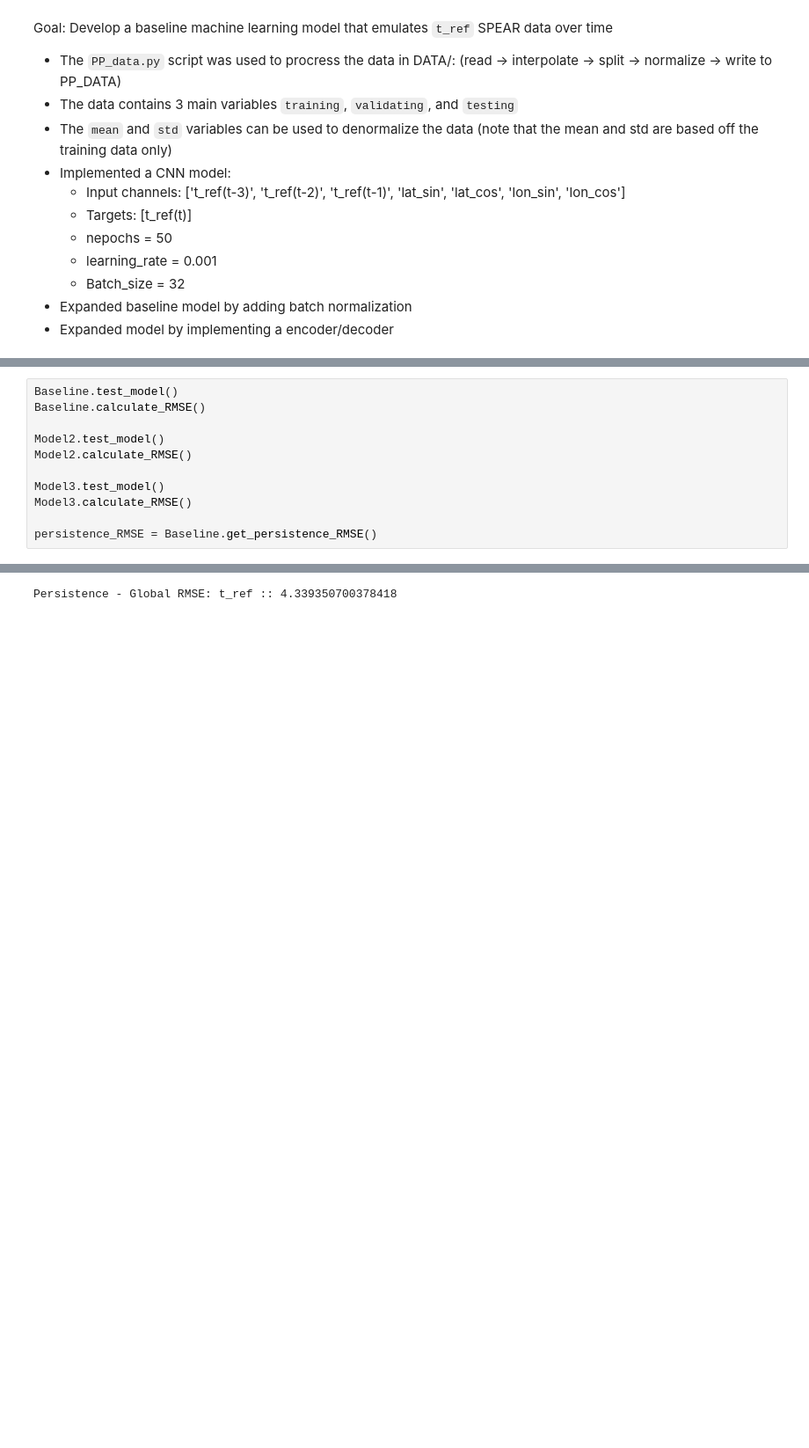
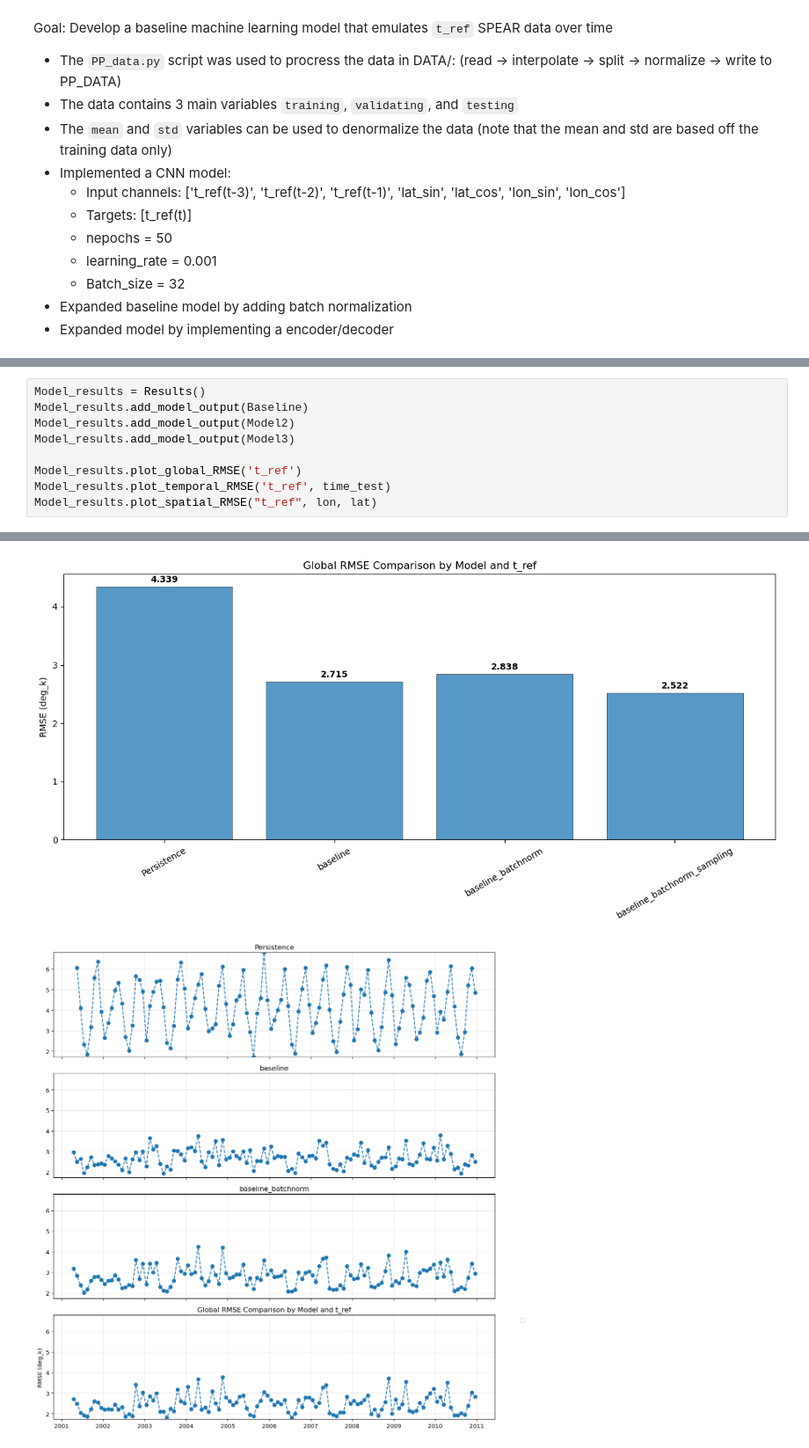
Before and after one commit to uramirez8707/SPEAR_emulator, a Jupyter notebook: Phase1.ipynb, the cells around one changed output, grey strips where cells are left out. Shown at 88% size. Drawn from its saved outputs; the diff is of its cells as text; blank space fills up the shorter version.

Commit message:
clean up plots, redo phase1 tests

```diff
--- a/Phase1.ipynb
+++ b/Phase1.ipynb
@@ -105,12 +105,10 @@ baseline_batchnorm_sampling - Targets: ['t_ref']
 # %%
-Baseline.test_model()
-Baseline.calculate_RMSE()
+Model_results = Results()
+Model_results.add_model_output(Baseline)
+Model_results.add_model_output(Model2)
+Model_results.add_model_output(Model3)
 
-Model2.test_model()
-Model2.calculate_RMSE()
-
-Model3.test_model()
-Model3.calculate_RMSE()
-
-persistence_RMSE = Baseline.get_persistence_RMSE()
+Model_results.plot_global_RMSE('t_ref')
+Model_results.plot_temporal_RMSE('t_ref', time_test)
+Model_results.plot_spatial_RMSE("t_ref", lon, lat)
 # %% [output]
@@ -120 +123,2 @@ baseline_batchnorm_sampling - Global RMSE: t_ref :: 2.521599054336548
-Persistence - Global RMSE: t_ref :: 4.339350700378418
+[figure, added]
+[figure, added]
```
Also changed, not shown: parts of 7 cells of this notebook, 1 other file.
